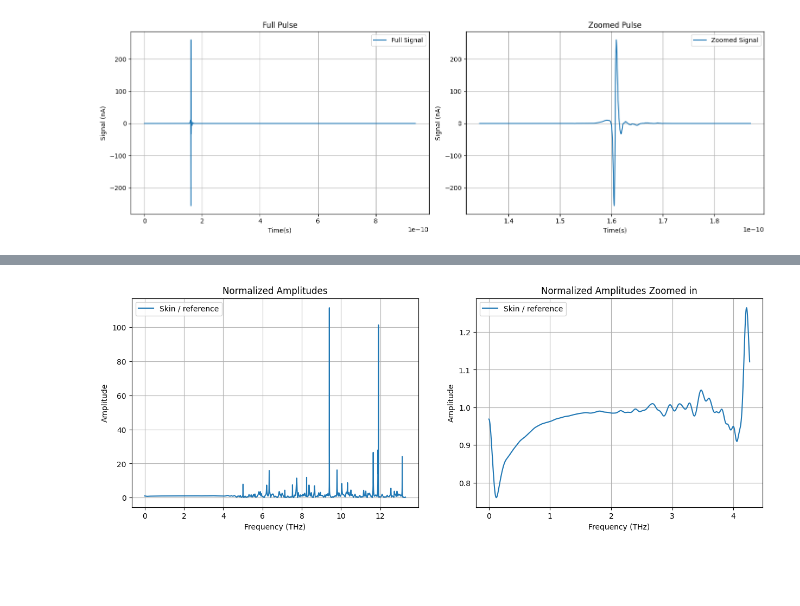
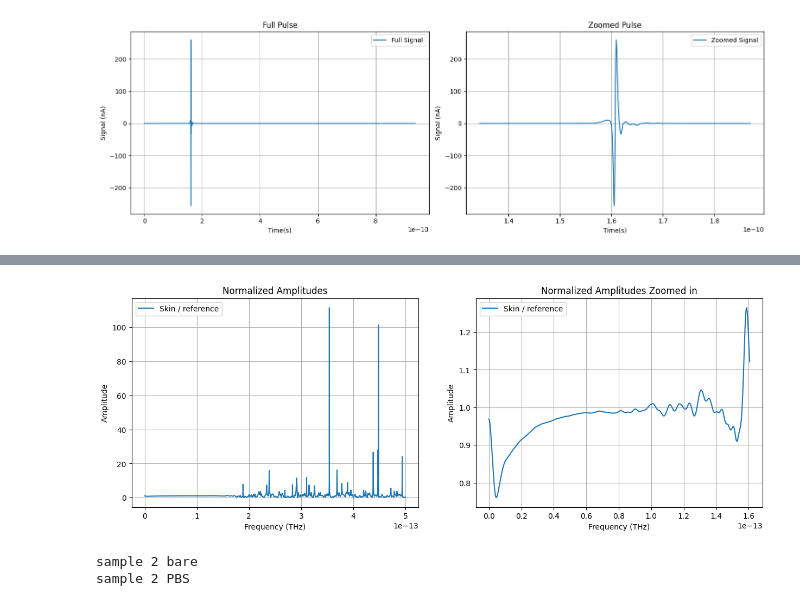
Before and after one commit to asamahayder/MasterThesis, a Jupyter notebook: TestingReverseFFT.ipynb, the cells around one changed output, grey strips where cells are left out. Drawn from its saved outputs; the diff is of its cells as text; code cells hidden in the pictures; blank space fills up the shorter version.

```diff
--- a/TestingReverseFFT.ipynb
+++ b/TestingReverseFFT.ipynb
@@ -269,29 +305,42 @@ for d in data:
 # %%
-# Plotting Normalized Amplitudes
+# plotting normalized fft
 
-xf = data[1]['avg_frequencies']
-yf = data[1]['avg_amplitudes_norm']
+fft_to_plot = data[1]['fft_result_normalized']
+raw_signal = data[1]['avg_tukey']
+
+amplitudes = np.abs(fft_to_plot)
+frequencies = np.fft.rfftfreq(len(raw_signal))
+frequencies = frequencies * (10**(-12)) # converting to THz
+
+x = frequencies
+y = amplitudes
 
 plt.figure(figsize=(15, 5))
 
 plt.subplot(1, 2, 1)
-plt.plot(xf, yf, label='Skin / reference')
+plt.plot(x, y, label='Skin / reference')
 plt.xlabel("Frequency (THz)")
 plt.ylabel("Amplitude")
 plt.title("Normalized Amplitudes")
 plt.legend()
 plt.grid(True)
 
 plt.subplot(1, 2, 2)
-plt.plot(xf[0:4000], yf[0:4000], label='Skin / reference')
+plt.plot(x[0:4000], y[0:4000], label='Skin / reference')
 plt.xlabel("Frequency (THz)")
 plt.ylabel("Amplitude")
 plt.title("Normalized Amplitudes Zoomed in")
 plt.legend()
 plt.grid(True)
 
 plt.show()
 # %% [output]
-[figure, old version]
+[figure, new version]
+# %%
+print(data[1]['samplematrix_fixed'])
+print(data[7]['samplematrix_fixed'])
+# %% [output]
+sample 2 bare
+sample 2 PBS
 # %%
 # Plotting the normalized bare pulse vs its corresponding normalized treated pulse
```
Also changed, not shown: parts of 13 cells of this notebook, 14 other files.
